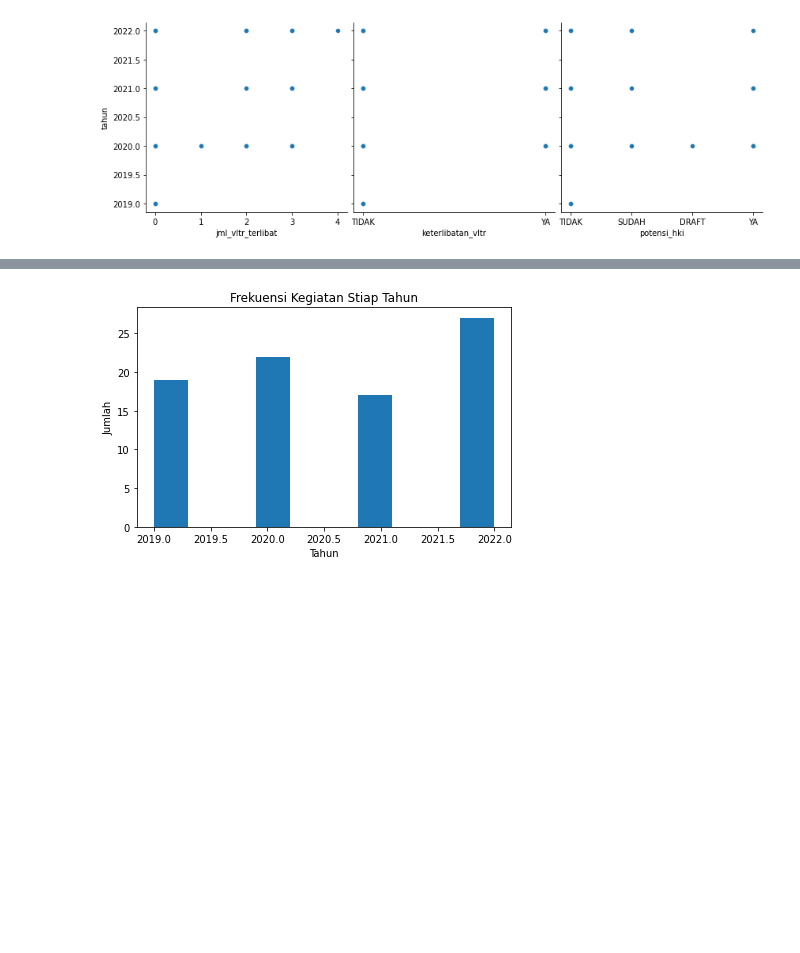
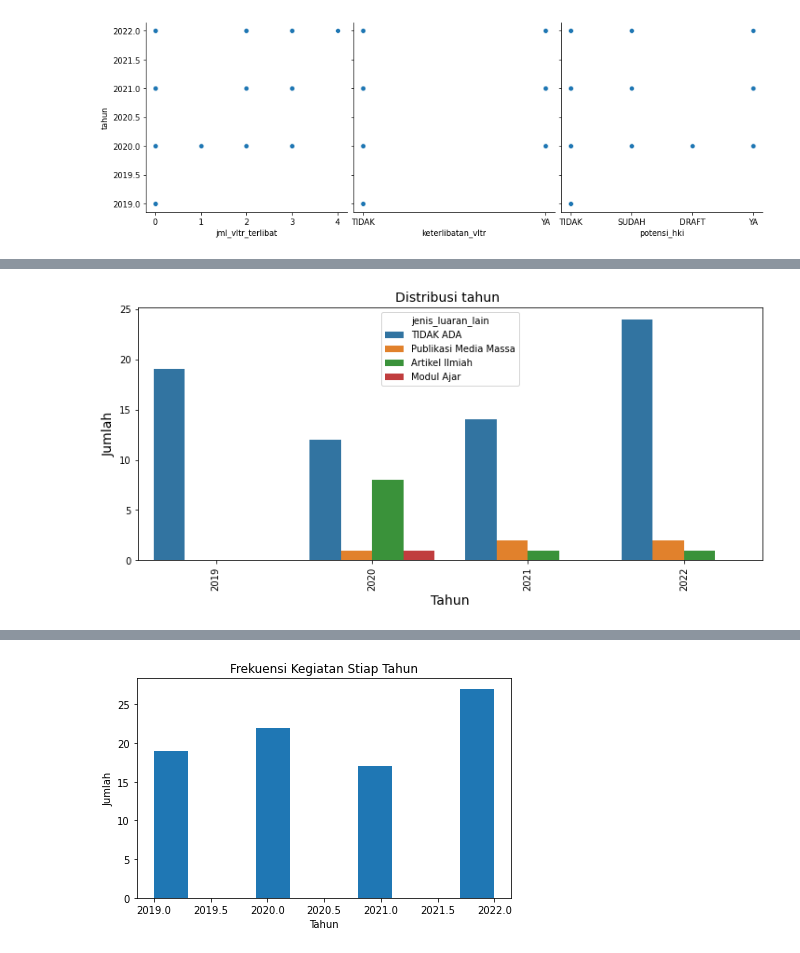
Before and after one commit to ririssilvia/Machine-Learning-D4TI, a Jupyter notebook: kuis2/Kuis2.ipynb, the cells around one changed output, grey strips where cells are left out. Cells and saved outputs as stored; diff of their text form; code cells hidden in the pictures; blank space fills up the shorter version.

```diff
--- a/kuis2/Kuis2.ipynb
+++ b/kuis2/Kuis2.ipynb
@@ -142,0 +147,9 @@ data_vis.show()
+# %%
+plt.figure(figsize=(12,5))
+sns.countplot(x='tahun',hue='jenis_luaran_lain', data=data)
+plt.title('Distribusi tahun ', fontsize=14)
+plt.ylabel('Jumlah', fontsize=14)
+plt.xlabel('Tahun', fontsize=14)
+plt.xticks(rotation='vertical');
+# %% [output]
+[figure, added]
```
Also changed, not shown: parts of 66 cells of this notebook.
